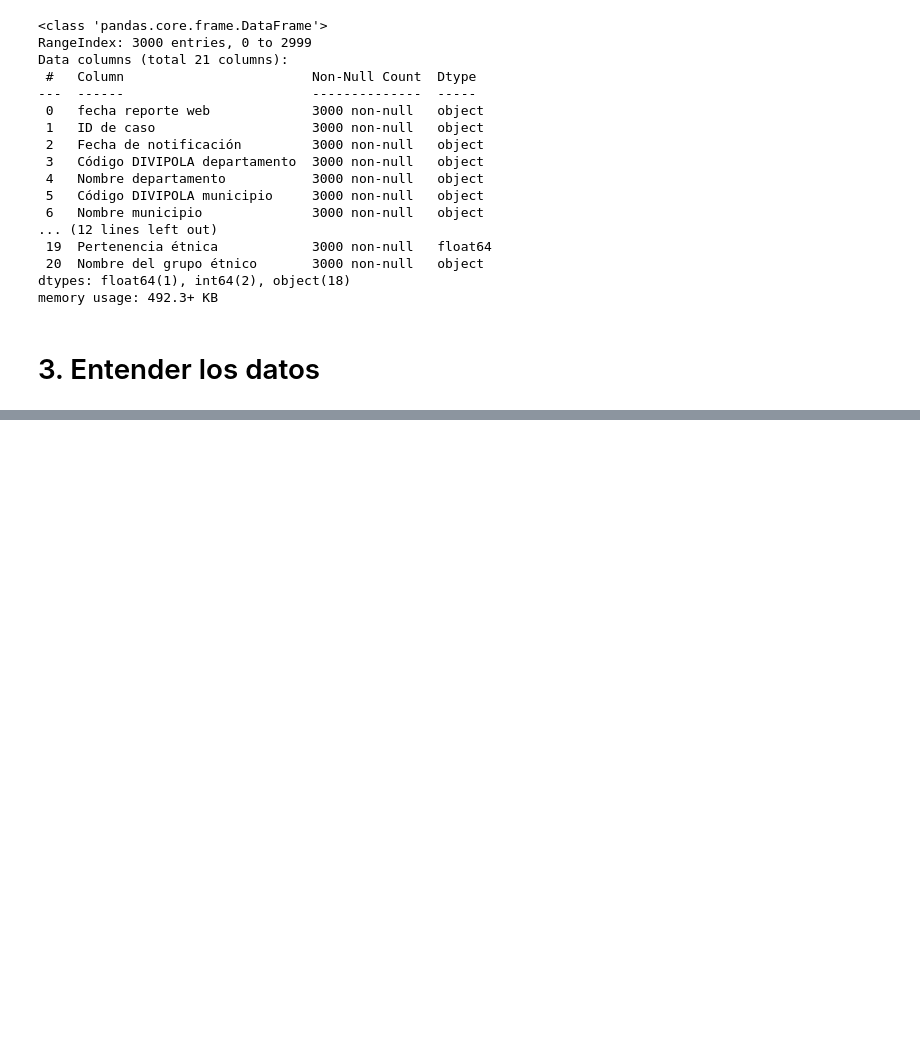
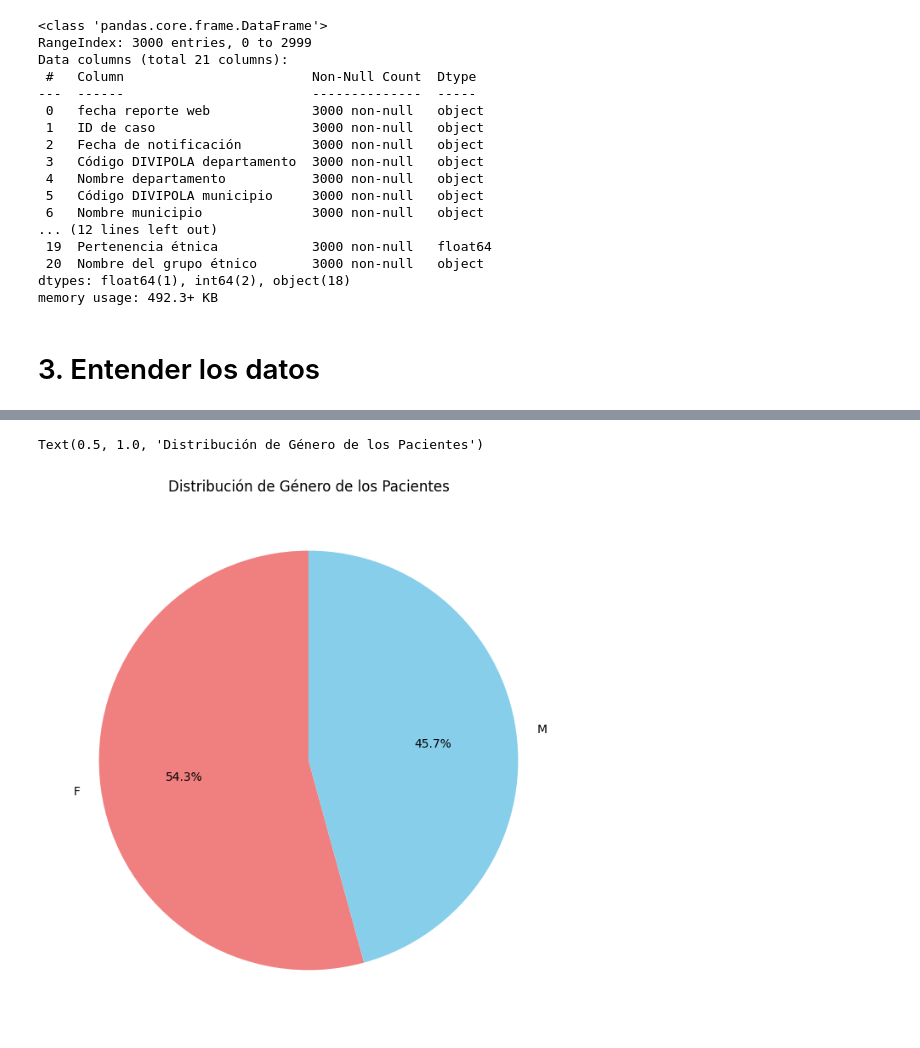
Before and after one commit to dmhenaopa/EDCO, a Jupyter notebook: Proyectos/Proyecto_COVID.ipynb, the cells around one changed output, grey strips where cells are left out. Cells and saved outputs as stored; diff of their text form; code cells hidden in the pictures; blank space fills up the shorter version.

```diff
--- a/Proyectos/Proyecto_COVID.ipynb
+++ b/Proyectos/Proyecto_COVID.ipynb
@@ -333,0 +357,11 @@ memory usage: 492.3+ KB
+# %%
+# Distribución de sexo
+conteo_sexo = df_concat['Sexo'].value_counts()
+
+# Crear un gráfico de pastel
+plt.figure(figsize=(8, 8))
+plt.pie(conteo_sexo, labels=conteo_sexo.index, autopct='%1.1f%%', startangle=90, colors=['lightcoral', 'skyblue'])
+plt.title('Distribución de Género de los Pacientes')
+# %% [output]
+Text(0.5, 1.0, 'Distribución de Género de los Pacientes')
+[figure, added]
```
Also changed, not shown: parts of 10 cells of this notebook.
